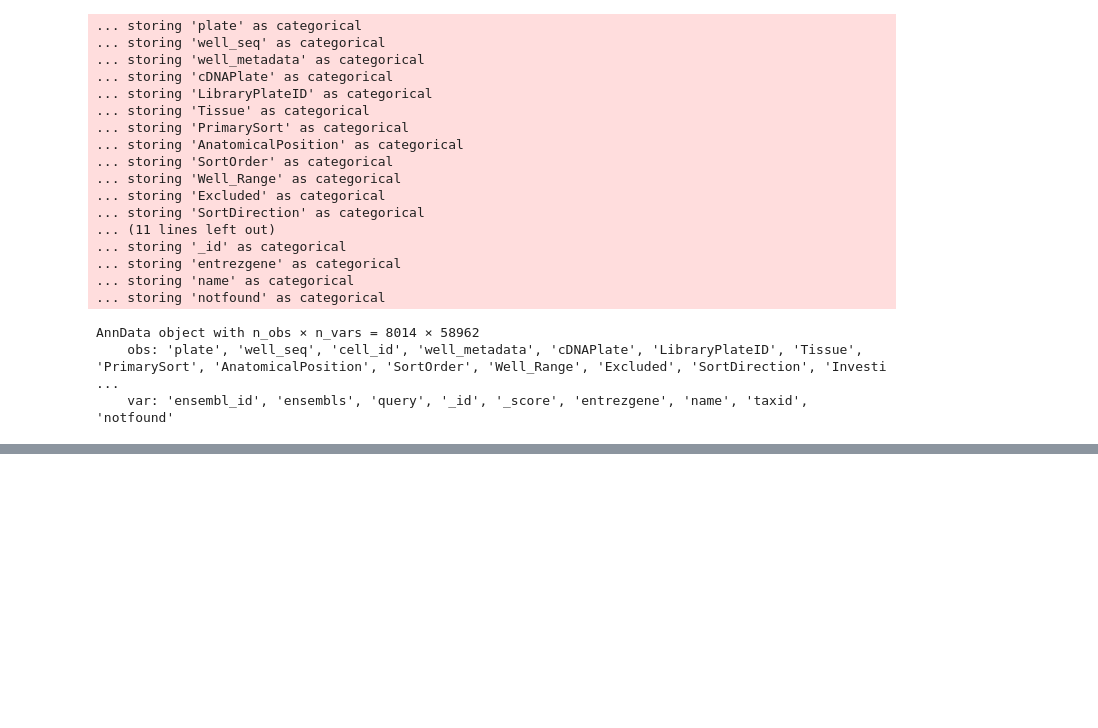
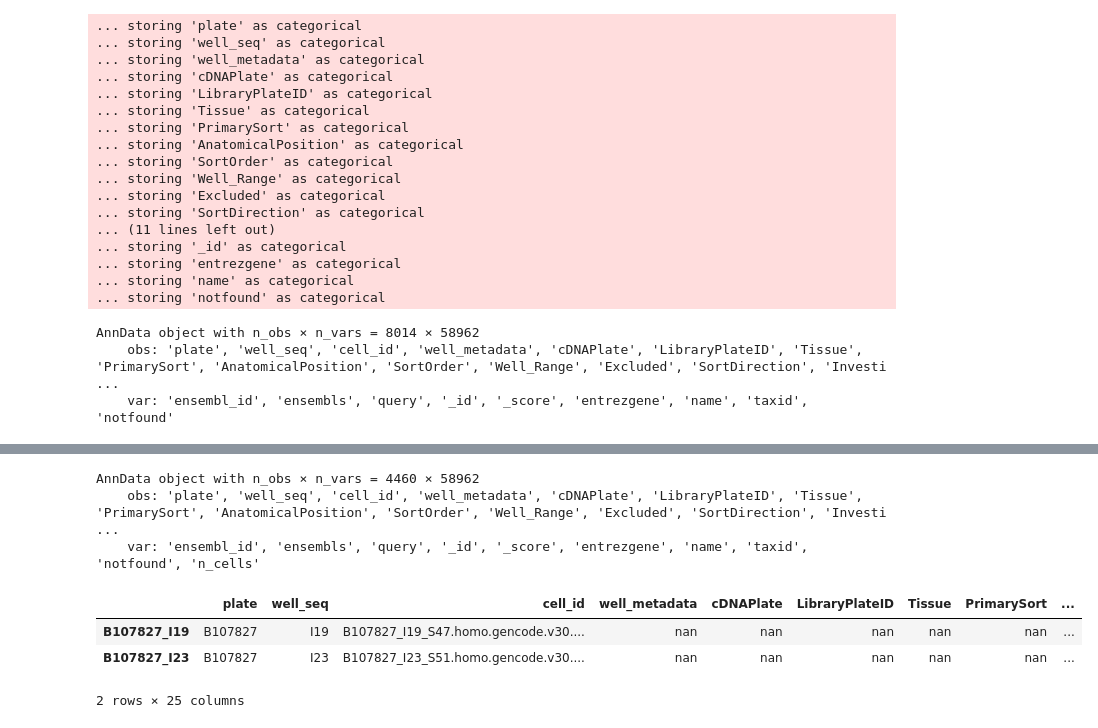
Before and after one commit to czbiohub-sf/tabula-sapiens, a Jupyter notebook: analysis-scripts/pilot1/TSP1_generate_SS2_h5ad.ipynb, the cells around one changed output, grey strips where cells are left out. Cells and saved outputs as stored; diff of their text form; code cells hidden in the pictures; blank space fills up the shorter version.

```diff
--- a/analysis-scripts/pilot1/TSP1_generate_SS2_h5ad.ipynb
+++ b/analysis-scripts/pilot1/TSP1_generate_SS2_h5ad.ipynb
@@ -32,6 +32,8 @@ def convert_ensembl_symbol(adata,species='human',idcol = 'ensembls'):
 # Packages needed
 # %%
 import scanpy as sc
+sc.settings.verbosity = 3
+
 import pandas as pd
 import numpy as np
 # %% [markdown]
@@ -242,0 +252,2 @@ AnnData object with n_obs × n_vars = 8014 × 58962
+# %%
+adata = sc.read_h5ad('/mnt/ibm_lg/angela/sapiens/TSP1/smartseq2/TSP1_SS2_gencode.h5ad')
@@ -242,0 +269,6 @@ AnnData object with n_obs × n_vars = 8014 × 58962
+# %%
+adata
+# %% [output]
+AnnData object with n_obs × n_vars = 4460 × 58962
+    obs: 'plate', 'well_seq', 'cell_id', 'well_metadata', 'cDNAPlate', 'LibraryPlateID', 'Tissue', 'PrimarySort', 'AnatomicalPosition', 'SortOrder', 'Well_Range', 'Excluded', 'SortDirection', 'Investi ...
+    var: 'ensembl_id', 'ensembls', 'query', '_id', '_score', 'entrezgene', 'name', 'taxid', 'notfound', 'n_cells'
@@ -242,0 +277,7 @@ AnnData object with n_obs × n_vars = 8014 × 58962
+# %%
+adata.obs[adata.obs['Tissue']=='nan']
+# %% [output]
+|  | plate | well_seq | cell_id | well_metadata | cDNAPlate | LibraryPlateID | Tissue | PrimarySort | ... |
+| B107827_I19 | B107827 | I19 | B107827_I19_S47.homo.gencode.v30.... | nan | nan | nan | nan | nan | ... |
+| B107827_I23 | B107827 | I23 | B107827_I23_S51.homo.gencode.v30.... | nan | nan | nan | nan | nan | ... |
+2 rows × 25 columns
```
Also changed, not shown: parts of 5 cells of this notebook, 5 other files.
